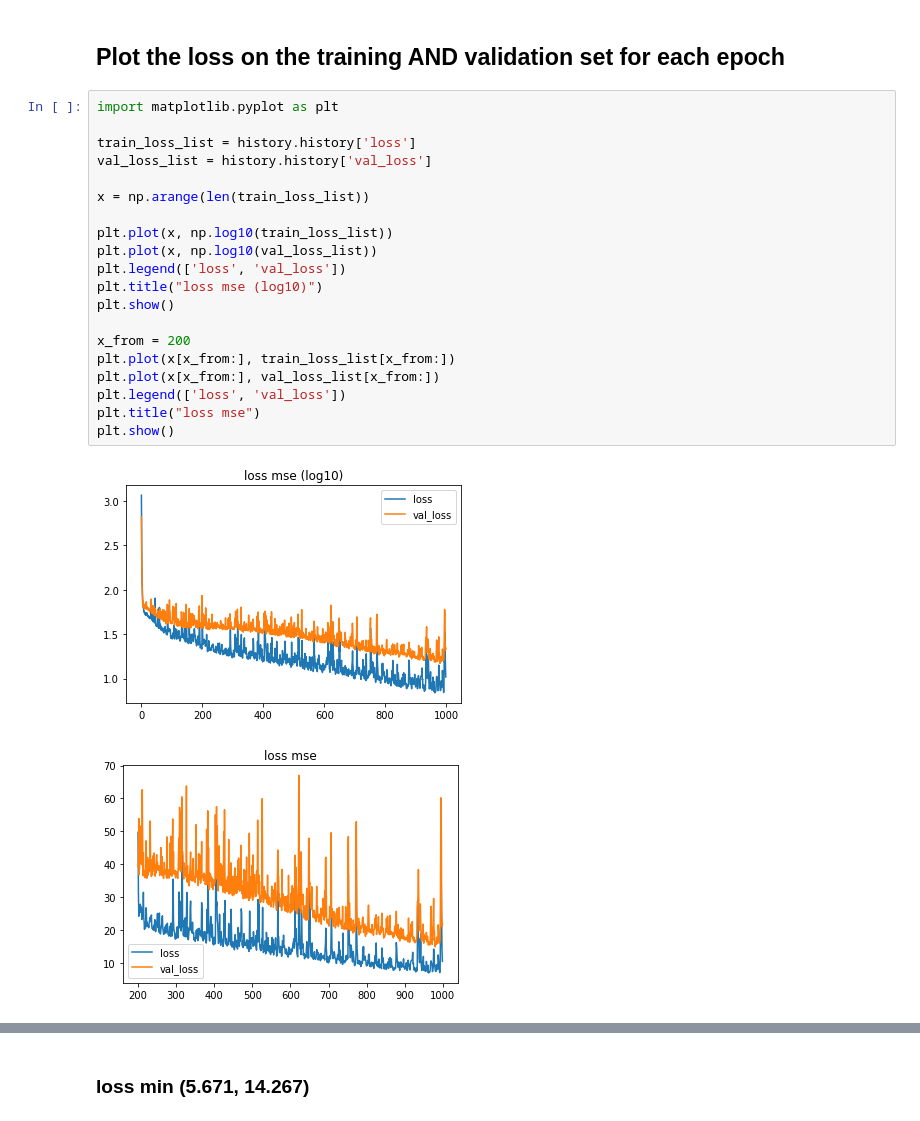
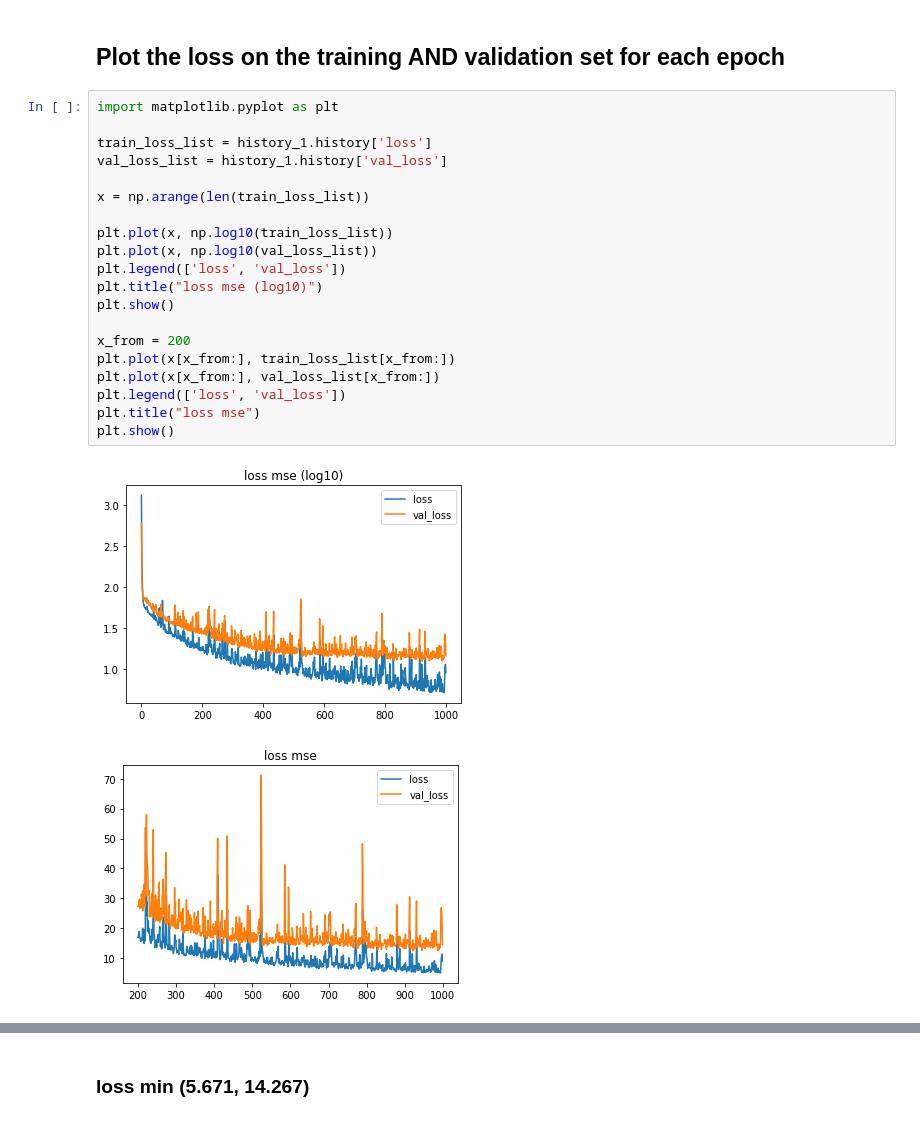
Before and after one commit to martinfinis/HelloCodeSchoolProject, a Jupyter notebook: Quest_NN_1_Martin_V3.ipynb, the cells around one changed output, grey strips where cells are left out. Cells and saved outputs as stored; diff of their text form.

```diff
--- a/Quest_NN_1_Martin_V3.ipynb
+++ b/Quest_NN_1_Martin_V3.ipynb
@@ -133,24 +174,24 @@ Try out different hyperparameters, i.e. reduce the number of neurons in your hid
 # %%
 import matplotlib.pyplot as plt
 
-train_loss_list = history.history['loss']
-val_loss_list = history.history['val_loss']
+train_loss_list = history_1.history['loss']
+val_loss_list = history_1.history['val_loss']
 
 x = np.arange(len(train_loss_list))
 
 plt.plot(x, np.log10(train_loss_list))
 plt.plot(x, np.log10(val_loss_list))
 plt.legend(['loss', 'val_loss'])
 plt.title("loss mse (log10)")
 plt.show()
 
 x_from = 200
 plt.plot(x[x_from:], train_loss_list[x_from:])
 plt.plot(x[x_from:], val_loss_list[x_from:])
 plt.legend(['loss', 'val_loss'])
 plt.title("loss mse")
 plt.show()
 # %% [output]
-[figure, old version]
+[figure, new version]
-[figure, old version]
+[figure, new version]
 # %%
```
Also changed, not shown: parts of 47 cells of this notebook.
